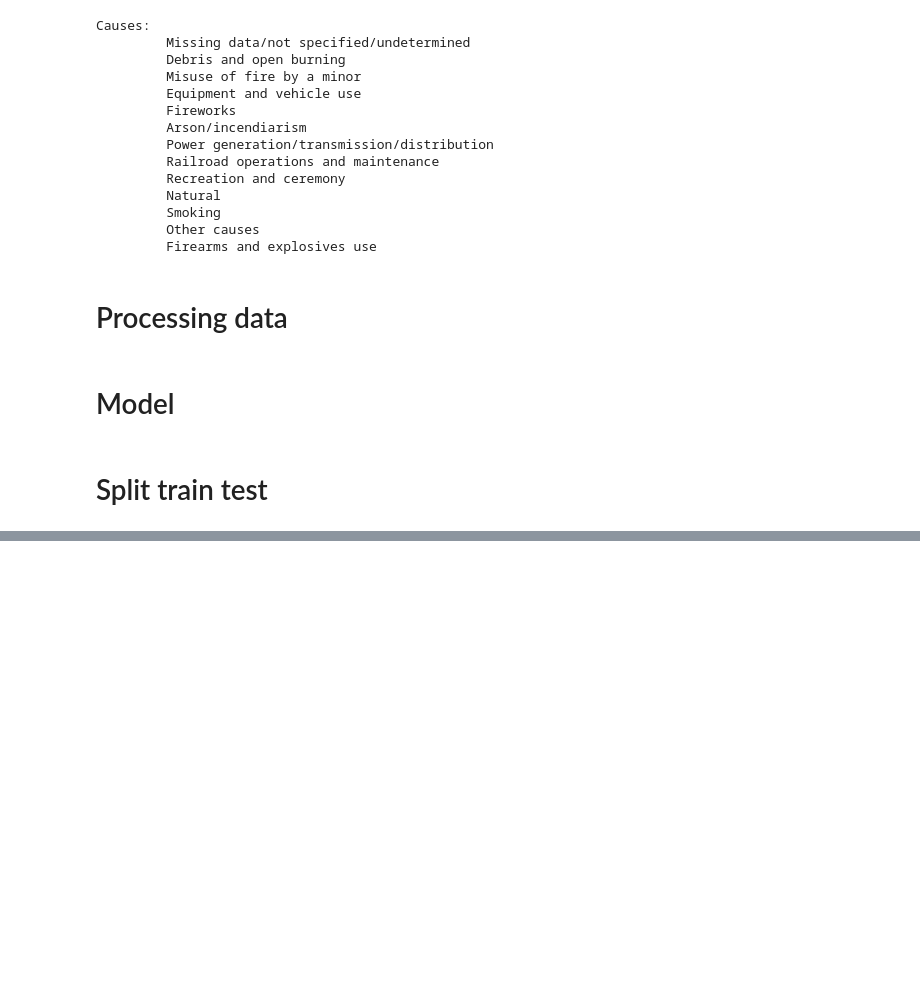
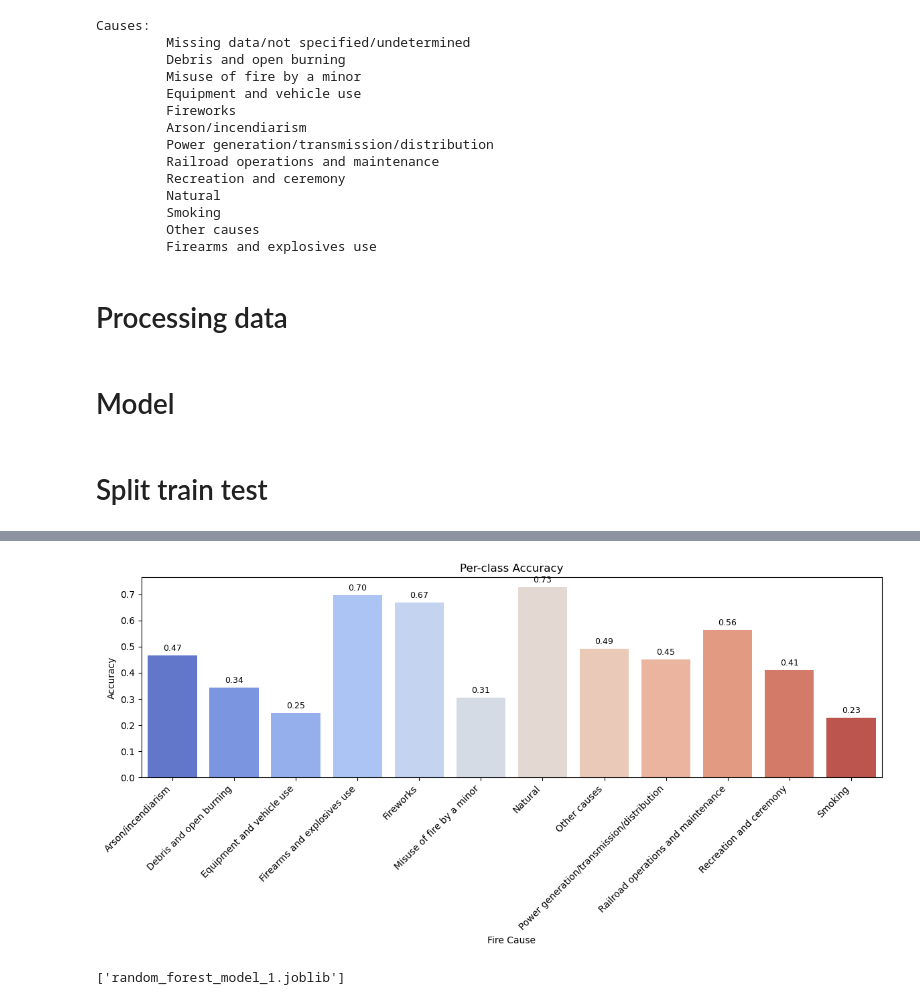
Before and after one commit to ilu24/eaee4000, a Jupyter notebook: 2_data_explore.ipynb, the cells around one changed output, grey strips where cells are left out. Cells and saved outputs as stored; diff of their text form; code cells hidden in the pictures; blank space fills up the shorter version.

```diff
--- a/2_data_explore.ipynb
+++ b/2_data_explore.ipynb
@@ -157,0 +256,50 @@ X['NDVI_mean'].iloc[0]
+# %%
+import seaborn as sns
+from sklearn.metrics import accuracy_score
+import matplotlib.pyplot as plt
+
+class_labels = {0:'Arson/incendiarism',
+                1:'Debris and open burning',
+                2:'Equipment and vehicle use',
+                3:'Firearms and explosives use',
+                4:'Fireworks',
+                5:'Misuse of fire by a minor',
+                6:'Natural',
+                7:'Other causes',
+                8:'Power generation/transmission/distribution',
+                9:'Railroad operations and maintenance',
+                10:'Recreation and ceremony',
+                11:'Smoking'}
+
+classes = sorted(class_labels.keys())
+class_acc = []
+
+for c in classes:
+    mask = (y_test == c)
+    if mask.sum() > 0:  # avoid divide-by-zero if class not present
+        class_acc.append(accuracy_score(y_test[mask], y_pred[mask]))
+    else:
+        class_acc.append(np.nan)
+
+plt.figure(figsize=(12, 6))
+bars = sns.barplot(x=[class_labels[c] for c in classes], y=class_acc, palette='coolwarm', hue=[class_labels[c] for c in classes],legend=False)
+plt.title('Per-class Accuracy')
+plt.xlabel('Fire Cause')
+plt.ylabel('Accuracy')
+plt.xticks(rotation=45, ha='right')
+
+for bar, acc in zip(bars.patches, class_acc):
+    height = bar.get_height()
+    plt.text(bar.get_x() + bar.get_width()/2, height + 0.01, f'{acc:.2f}',
+             ha='center', va='bottom', fontsize=9)
+
+plt.tight_layout()
+plt.show()
+# %% [output]
+[figure, added]
+# %%
+import joblib
+
+joblib.dump(model, 'random_forest_model_1.joblib')
+# %% [output]
+['random_forest_model_1.joblib']
```
Also changed, not shown: parts of 14 cells of this notebook.
